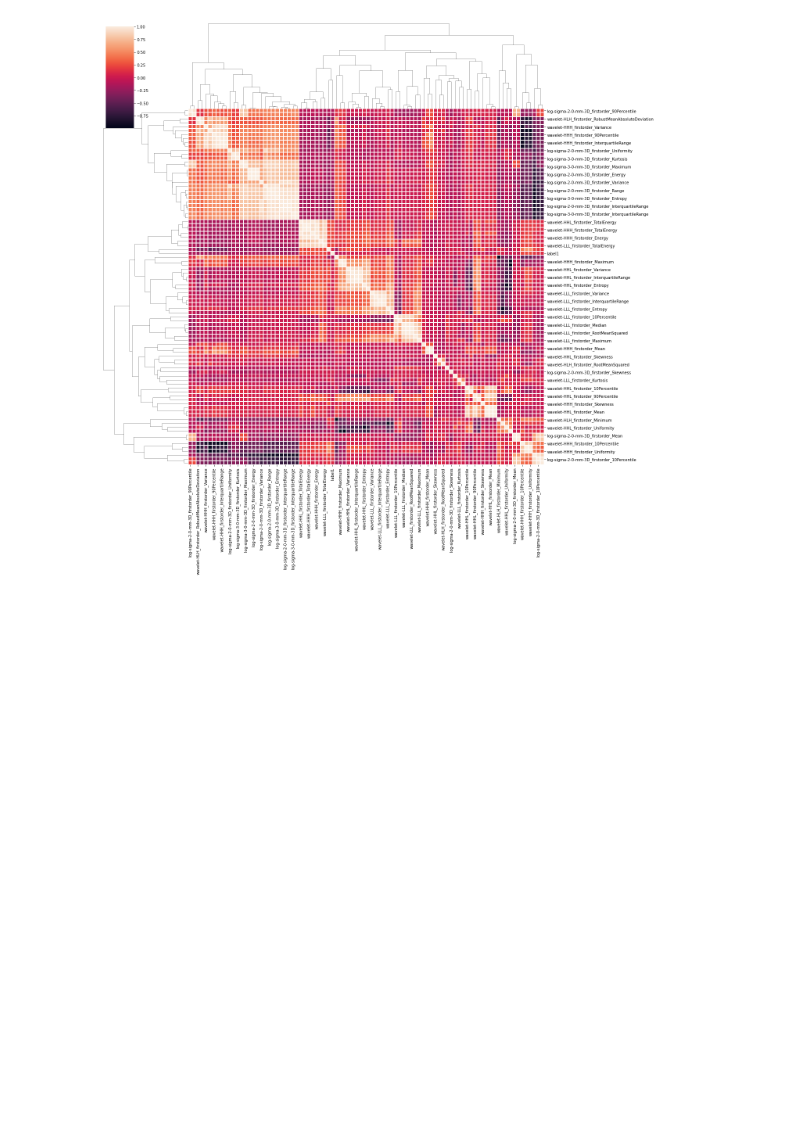
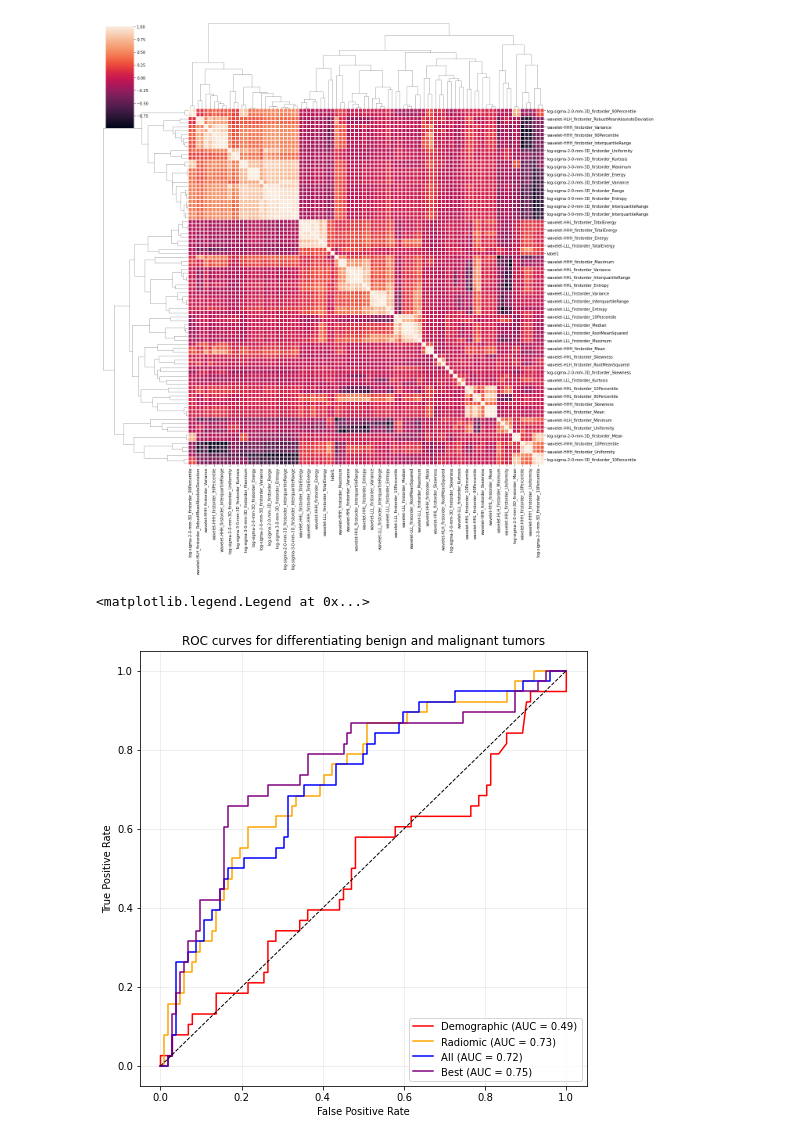
Before and after one commit to NikonPic/TumorSegmentationDemo, a Jupyter notebook: 02_feature_classification.ipynb, the cells around one changed output. Saved outputs shown, nothing was run; the diff lists cells and outputs as text; code cells hidden in the pictures; blank space fills up the shorter version.

```diff
--- a/02_feature_classification.ipynb
+++ b/02_feature_classification.ipynb
@@ -944,3 +874,48 @@ _ = plt.setp(pp.ax_heatmap.get_yticklabels(), rotation=0)
 plt.show()
 # %% [output]
 [figure]
+# %%
+interp_demographic
+interp_radiomics
+interp_all
+interp_best
+
+off = 0.02
+lw = 2
+indx = 1
+
+plt.figure("roc-curve", figsize=(8,8))
+
+# 1. demo
+x, y = roc_curve(interp_demographic.preds[:, indx], interp.y_true)
+auc_v = auc(x, y)
+plt.plot(x, y, color='red',
+             label='Demographic (AUC = %0.2f)' % auc_v)
+
+# 1. radiomic
+x, y = roc_curve(interp_radiomics.preds[:, indx], interp.y_true)
+auc_v = auc(x, y)
+plt.plot(x, y, color='orange',
+             label='Radiomic (AUC = %0.2f)' % auc_v)
+
+# 1. all
+x, y = roc_curve(interp_all.preds[:, indx], interp.y_true)
+auc_v = auc(x, y)
+plt.plot(x, y, color='blue',
+             label='All (AUC = %0.2f)' % auc_v)
+
+# 1. best
+x, y = roc_curve(interp_best.preds[:, indx], interp.y_true)
+auc_v = auc(x, y)
+plt.plot(x, y, color='purple',
+             label='Best (AUC = %0.2f)' % auc_v)
+
+plt.grid(alpha=0.25)
+plt.plot([0, 1], [0, 1], color='black', lw=1, linestyle='--')
+plt.xlabel('False Positive Rate')
+plt.ylabel('True Positive Rate')
+plt.title('ROC curves for differentiating benign and malignant tumors')
+plt.legend(loc="lower right")
+# %% [output]
+<matplotlib.legend.Legend at 0x...>
+[figure, added]
```
Also changed, not shown: parts of 20 cells of this notebook, 5 other files.
